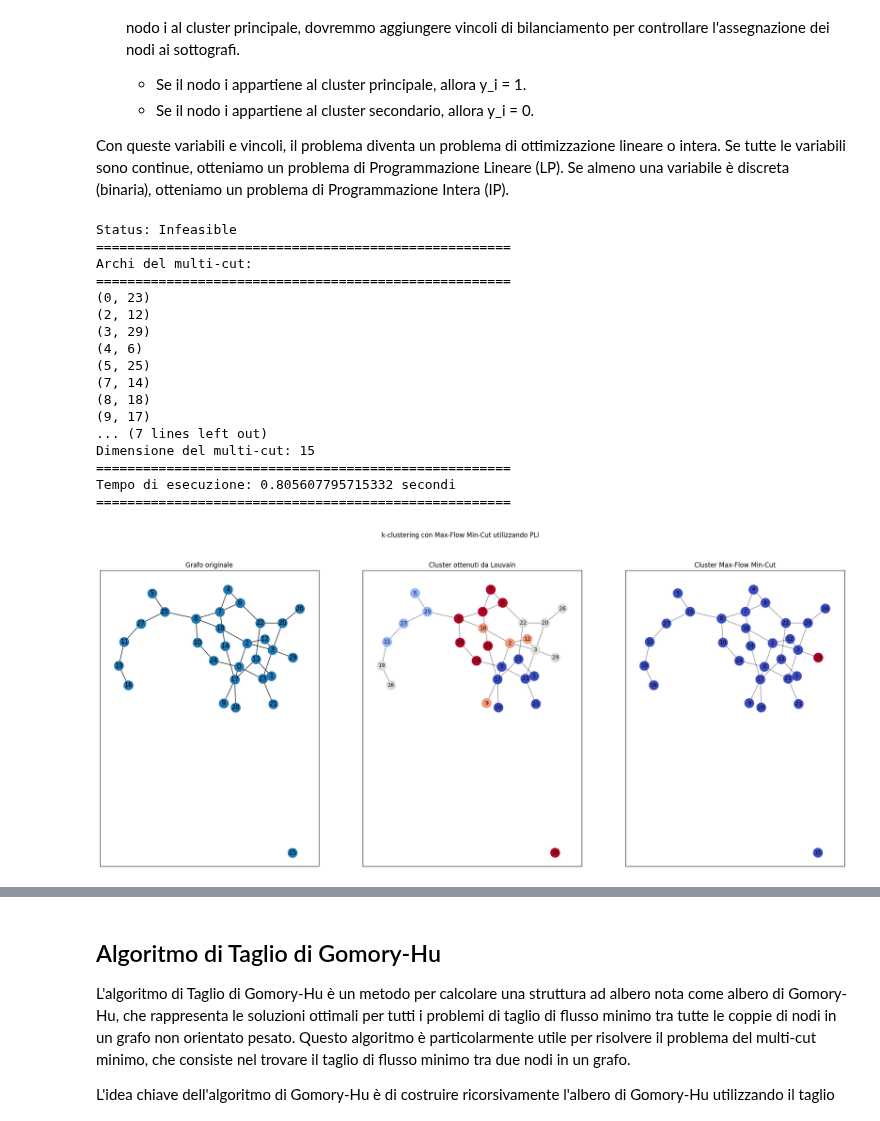
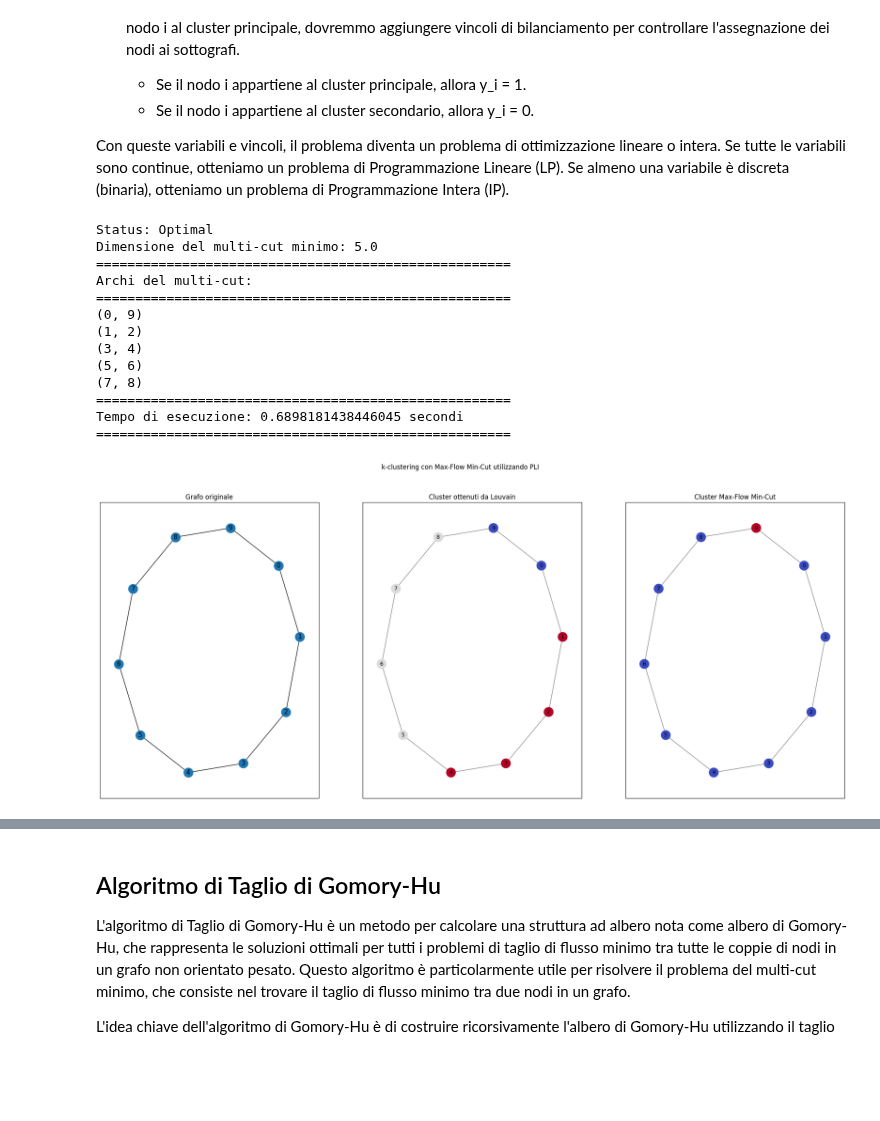
Before and after one commit to ele10-code/k-clustering, a Jupyter notebook: k-clustering.ipynb, the cells around one changed output, grey strips where cells are left out. Drawn from its saved outputs; the diff is of its cells as text; code cells hidden in the pictures; blank space fills up the shorter version.

```diff
--- a/k-clustering.ipynb
+++ b/k-clustering.ipynb
@@ -107,7 +107,8 @@ import matplotlib.pyplot as plt
 import random
 
 # Creazione di un grafo casuale con 10 nodi e 15 archi
-G = nx.gnm_random_graph(n=30, m=36, seed=42)
+#G = nx.gnm_random_graph(n=20, m=24, seed=42)
+G = nx.cycle_graph(10)
 
 # Verifica se il grafo è connesso
 if not nx.is_connected(G):
@@ -248,8 +249,8 @@ import time
 time_start = time.time()
 
 # Creazione del grafo casuale
-G = nx.gnm_random_graph(n=30, m=36, seed=42)
-
+# G = nx.gnm_random_graph(n=20, m=24, seed=42)
+G = nx.cycle_graph(10)
 
 # Definizione del problema di ottimizzazione
 prob = pulp.LpProblem("Minimum_MultiCut", pulp.LpMinimize)
@@ -276,6 +277,10 @@ prob.solve(pulp.PULP_CBC_CMD(msg=0))
 # Stampa del risultato
 print("Status:", pulp.LpStatus[prob.status])
 
+# Dimensione del multi-cut minimo (somma delle variabili x_ij)
+min_multi_cut_size = pulp.value(prob.objective)
+print("Dimensione del multi-cut minimo:", min_multi_cut_size)
+
 # Stampa delle variabili binarie con valore 1 (i.e., archi del multi-cut)
 print("=====================================================")
 print("Archi del multi-cut:")
@@ -286,8 +291,8 @@ for edge in G.edges():
         print(edge)
         multi_cut_edges.append(edge)
 
-multi_cut_size = len(multi_cut_edges)
-print("Dimensione del multi-cut:", multi_cut_size)
+""" multi_cut_size = len(multi_cut_edges) """
+""" print("Dimensione del multi-cut:", multi_cut_size) """
 
 # Registra l'istante di fine dell'esecuzione
 end_time = time.time()
@@ -312,43 +317,39 @@ plt.title("Grafo originale")
 
 # Seconda visualizzazione: Cluster ottenuti da Louvain
 plt.subplot(1, 3, 2)
 plt.axis("on")
 # Coloriamo i nodi in base all'etichetta del cluster
 nx.draw_networkx_nodes(G, pos, node_size=300, cmap=plt.get_cmap("coolwarm"), node_color=list(partition.values()))
 nx.draw_networkx_edges(G, pos, alpha=0.5)
 # Aggiungi le label dei nodi originali (etichette dei nodi iniziali)
 node_labels = {node: str(node) for node in G.nodes()}
 nx.draw_networkx_labels(G, pos, labels=node_labels, font_size=10, font_color='black')
 plt.title("Cluster ottenuti da Louvain")
 
 # Terza visualizzazione: Cluster ottenuti da Max-Flow Min-Cut
 plt.subplot(1, 3, 3)
 plt.axis("on")
 # Coloriamo i nodi in base alla partizione ottenuta
 nx.draw_networkx_nodes(G, pos, node_size=300, cmap=plt.get_cmap("coolwarm"), node_color=list(color_map.values()))
 nx.draw_networkx_edges(G, pos, alpha=0.5)
 # Aggiungi le label dei nodi originali (etichette dei nodi iniziali)
 node_labels = {node: str(node) for node in G.nodes()}
 nx.draw_networkx_labels(G, pos, labels=node_labels, font_size=10, font_color='black')
 plt.title("Cluster Max-Flow Min-Cut")
 
 plt.show()
 # %% [output]
-Status: Infeasible
+Status: Optimal
+Dimensione del multi-cut minimo: 5.0
 =====================================================
 Archi del multi-cut:
 =====================================================
-(0, 23)
-(2, 12)
-(3, 29)
-(4, 6)
-(5, 25)
-(7, 14)
-(8, 18)
-(9, 17)
-... (7 lines left out)
-Dimensione del multi-cut: 15
+(0, 9)
+(1, 2)
+(3, 4)
+(5, 6)
+(7, 8)
 =====================================================
-Tempo di esecuzione: 0.805607795715332 secondi
+Tempo di esecuzione: 0.6898181438446045 secondi
 =====================================================
-[figure, old version]
+[figure, new version]
```
Also changed, not shown: parts of 6 cells of this notebook.
